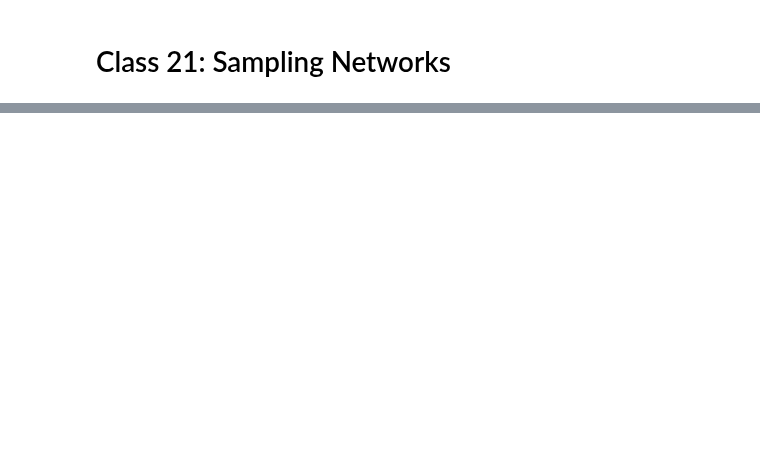
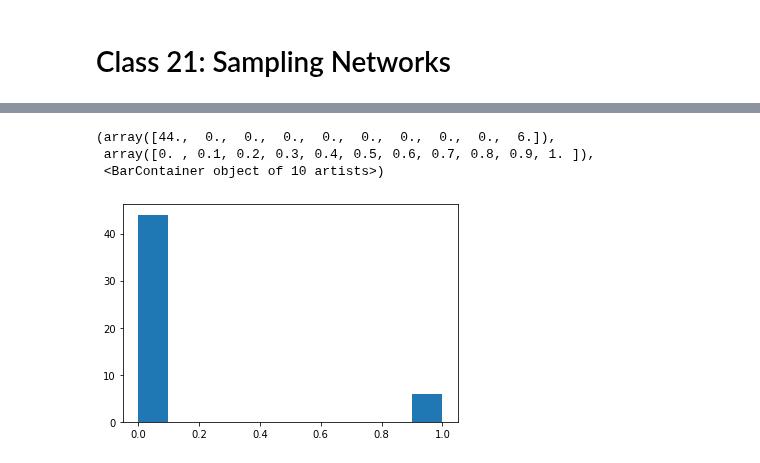
Before and after one commit to asmithh/network-science-data-book, a Jupyter notebook: class_21_sampling.ipynb, the cells around one changed output, grey strips where cells are left out. Saved outputs shown, nothing was run; the diff lists cells and outputs as text; code cells hidden in the pictures; blank space fills up the shorter version.

```diff
--- a/class_21_sampling.ipynb
+++ b/class_21_sampling.ipynb
@@ -20,0 +123,13 @@ Random walks can tell us a fair bit about a network; today, we're going to use r
+# %%
+import random
+nodes_to_keep = set(random.sample([n for n in G_cites.nodes], 50))
+G_cite_rns = nx.subgraph_view(G_cites, lambda b: True if b in nodes_to_keep else False)
+# %%
+%matplotlib inline
+import matplotlib.pyplot as plt
+plt.hist([d for n, d in G_cite_rns.degree()])
+# %% [output]
+(array([44.,  0.,  0.,  0.,  0.,  0.,  0.,  0.,  0.,  6.]),
+ array([0. , 0.1, 0.2, 0.3, 0.4, 0.5, 0.6, 0.7, 0.8, 0.9, 1. ]),
+ <BarContainer object of 10 artists>)
+[figure, added]
```
Also changed, not shown: parts of 31 cells of this notebook, 4 other files.
